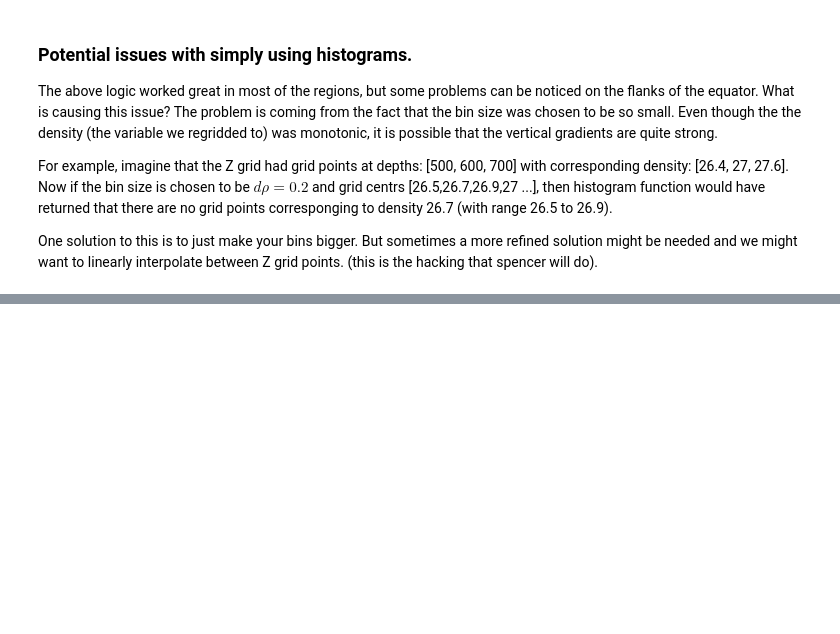
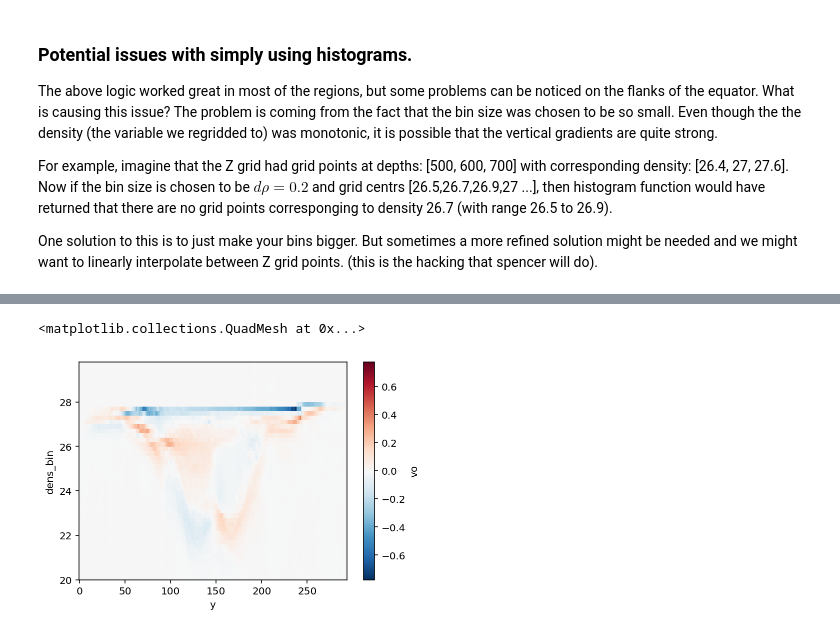
Before and after one commit to cspencerjones/cmip6_density_notebooks, a Jupyter notebook: beginners_vertical_rebin.ipynb, the cells around one changed output, grey strips where cells are left out. Cells and saved outputs as stored; diff of their text form; code cells hidden in the pictures; blank space fills up the shorter version.

```diff
--- a/beginners_vertical_rebin.ipynb
+++ b/beginners_vertical_rebin.ipynb
@@ -282,0 +428,6 @@ One solution to this is to just make your bins bigger. But sometimes a more refi
+# %%
+# Even though the u, v, density are not on the same grid points let us assume they are.
+# Note: this interpolation bit can be taken care of later (upgrade)
+ds_vels = xr.merge([ds_vels, dens, ds.thkcello], compat='override')
+# %%
+ds_TWS = TWS_wrapper(ds_vels, 'dens', bins, dz_name='thkcello', vert_dim='lev')
@@ -282,0 +450,6 @@ One solution to this is to just make your bins bigger. But sometimes a more refi
+# %%
+# calculate an average in time and over zonal direction
+# Can be done better by taking care of land masks
+# should be a sum in 'x' instead of average
+vh_bar = ds_TWS.vo.isel(time=slice(-37,-1)).mean(['time','x'])
+vh_bar.load()
@@ -282,0 +474,7 @@ One solution to this is to just make your bins bigger. But sometimes a more refi
+# %%
+(vh_bar.T).plot()
+# one thing to note about this plot is that at some y locations,
+# some of the density layers are not always present. They still have a mean associated with them.
+# %% [output]
+<matplotlib.collections.QuadMesh at 0x...>
+[figure, added]
```
Also changed, not shown: parts of 33 cells of this notebook.
